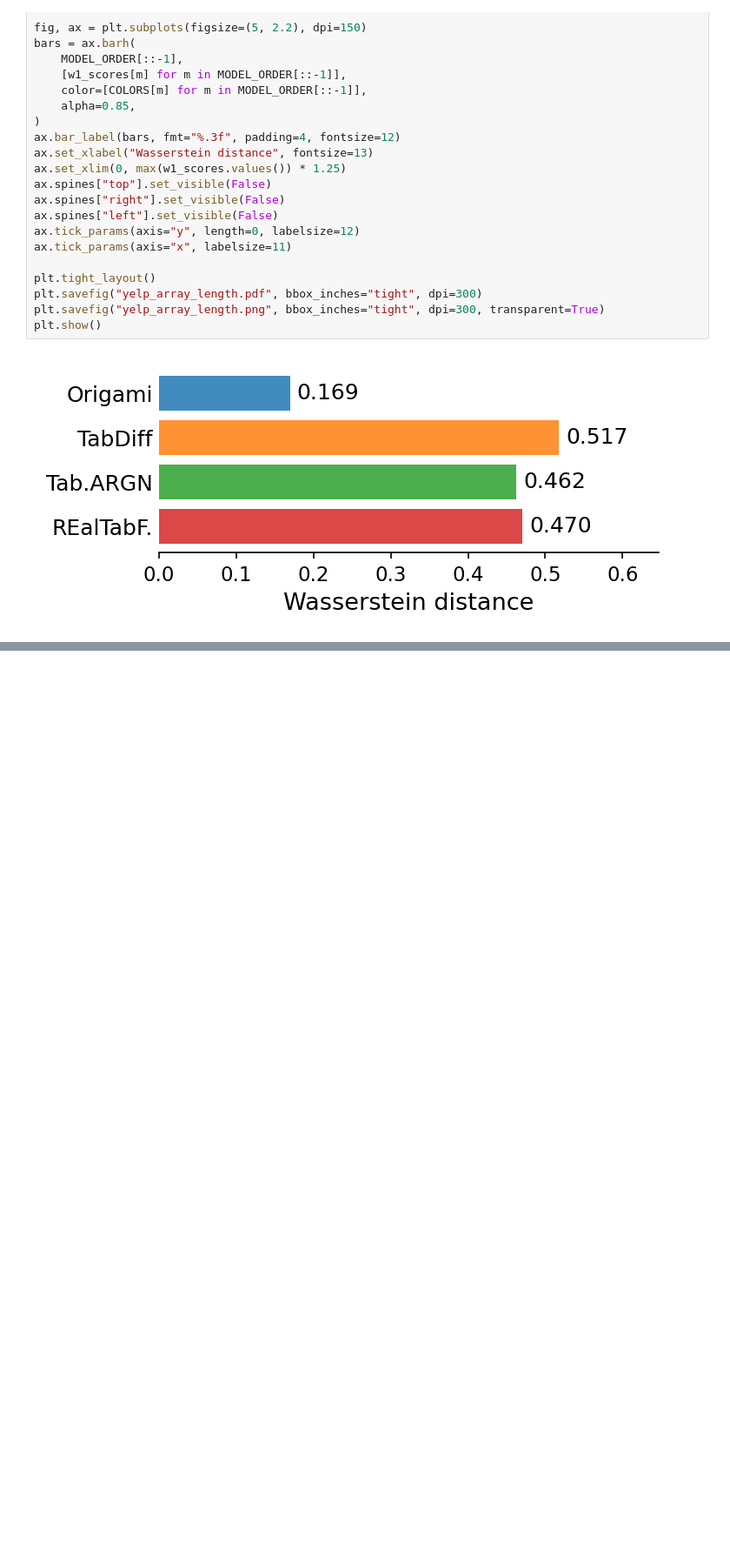
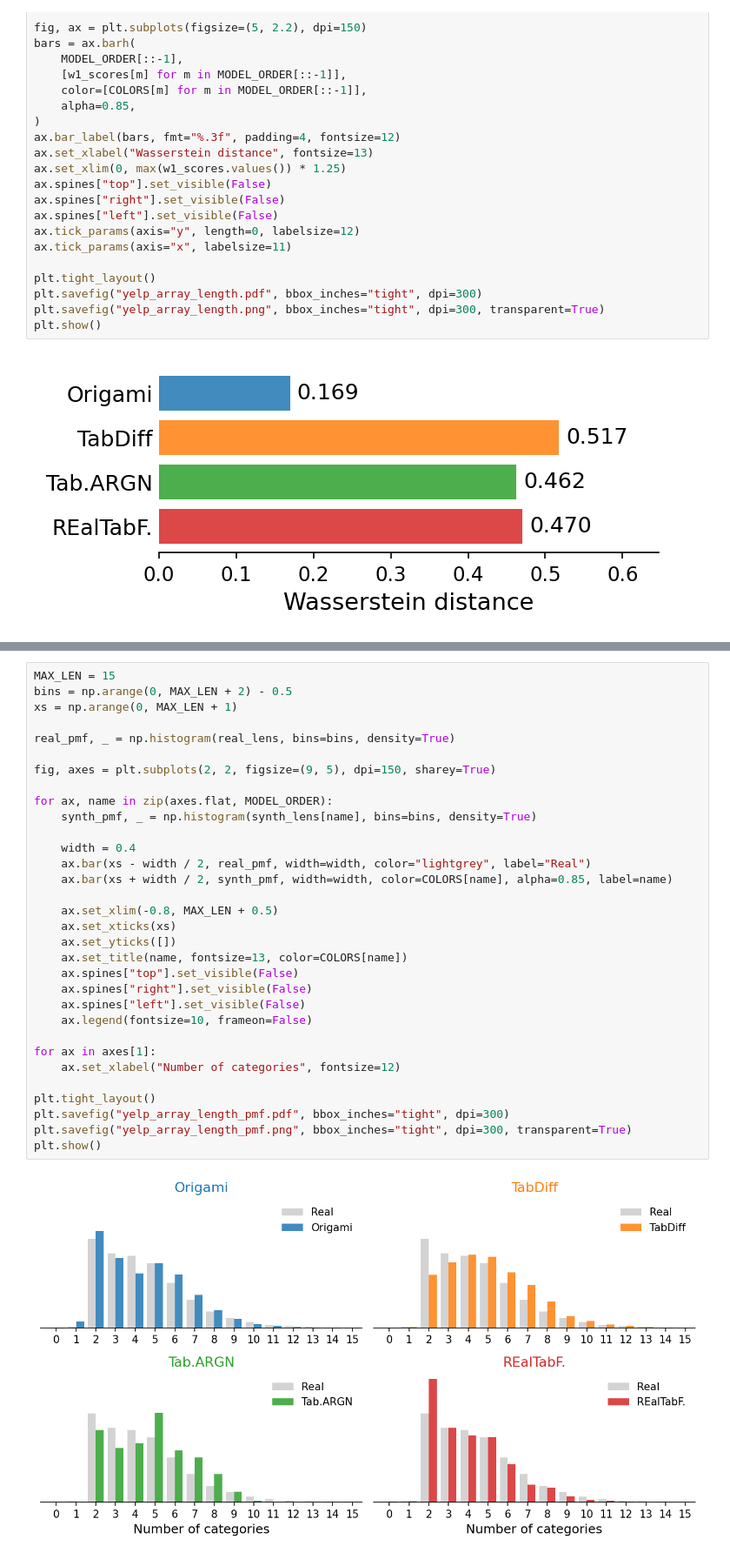
Before and after one commit to rueckstiess/origami-jsynth, a Jupyter notebook: notebooks/yelp_array_length.ipynb, the cells around one changed output, grey strips where cells are left out. Shown at 87% size. Cells and saved outputs as stored; diff of their text form; blank space fills up the shorter version.

```diff
--- a/notebooks/yelp_array_length.ipynb
+++ b/notebooks/yelp_array_length.ipynb
@@ -104,0 +139,34 @@ plt.show()
+# %%
+MAX_LEN = 15
+bins = np.arange(0, MAX_LEN + 2) - 0.5
+xs = np.arange(0, MAX_LEN + 1)
+
+real_pmf, _ = np.histogram(real_lens, bins=bins, density=True)
+
+fig, axes = plt.subplots(2, 2, figsize=(9, 5), dpi=150, sharey=True)
+
+for ax, name in zip(axes.flat, MODEL_ORDER):
+    synth_pmf, _ = np.histogram(synth_lens[name], bins=bins, density=True)
+
+    width = 0.4
+    ax.bar(xs - width / 2, real_pmf, width=width, color="lightgrey", label="Real")
+    ax.bar(xs + width / 2, synth_pmf, width=width, color=COLORS[name], alpha=0.85, label=name)
+
+    ax.set_xlim(-0.8, MAX_LEN + 0.5)
+    ax.set_xticks(xs)
+    ax.set_yticks([])
+    ax.set_title(name, fontsize=13, color=COLORS[name])
+    ax.spines["top"].set_visible(False)
+    ax.spines["right"].set_visible(False)
+    ax.spines["left"].set_visible(False)
+    ax.legend(fontsize=10, frameon=False)
+
+for ax in axes[1]:
+    ax.set_xlabel("Number of categories", fontsize=12)
+
+plt.tight_layout()
+plt.savefig("yelp_array_length_pmf.pdf", bbox_inches="tight", dpi=300)
+plt.savefig("yelp_array_length_pmf.png", bbox_inches="tight", dpi=300, transparent=True)
+plt.show()
+# %% [output]
+[figure, added]
```
Also changed, not shown: parts of 1 cell of this notebook, 14 other files.
